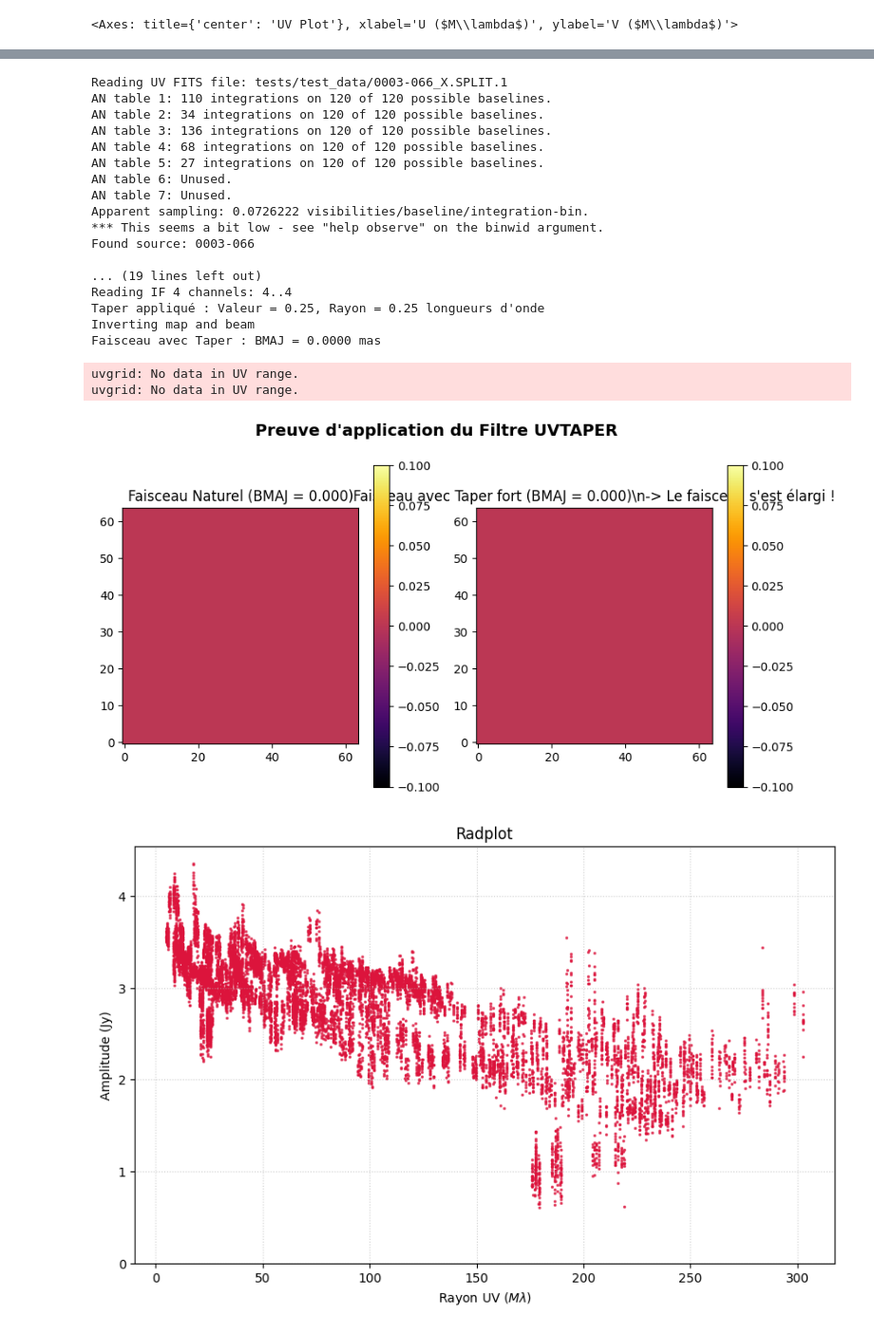
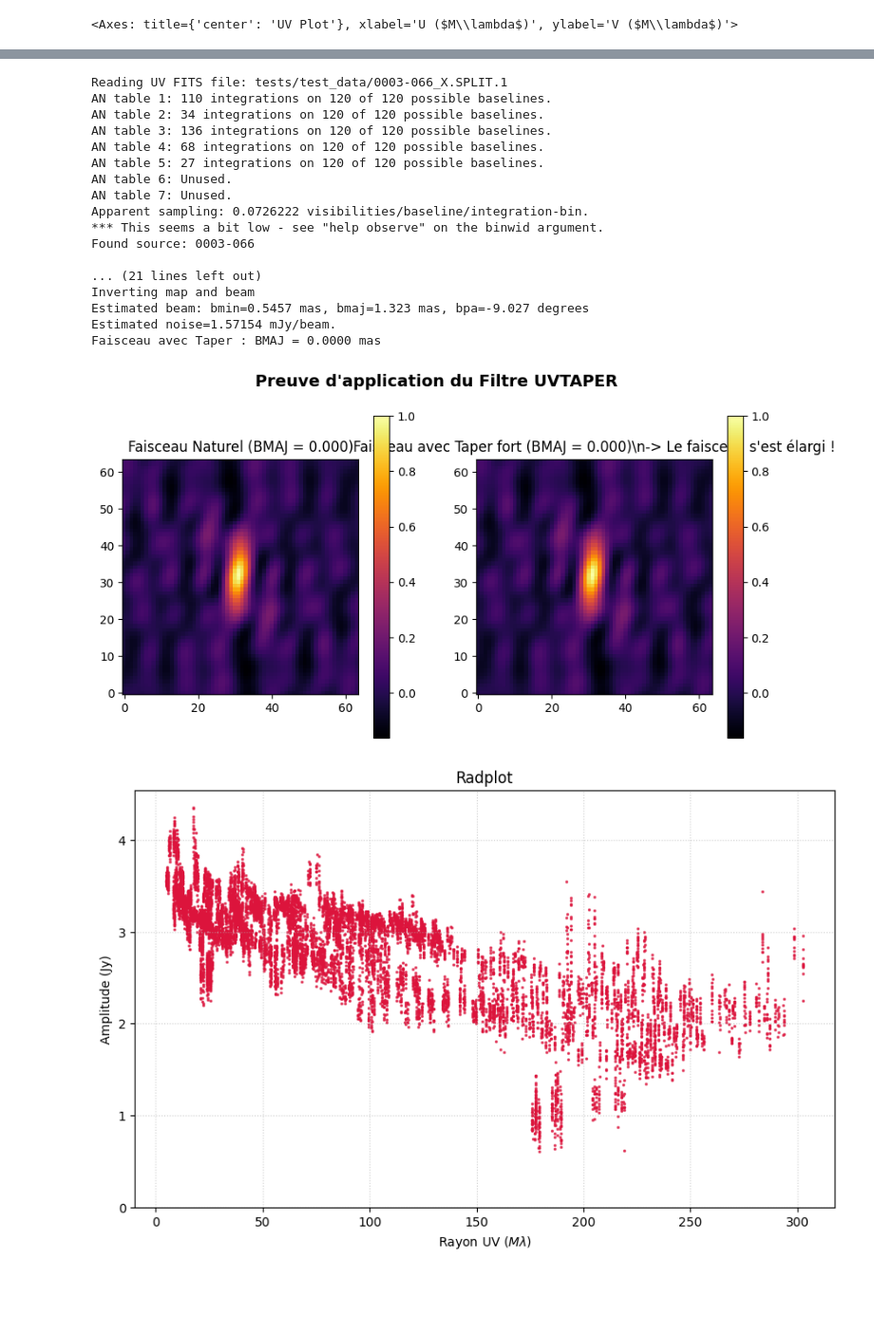
Before and after one commit to iimavne/DIFMAP, a Jupyter notebook: demonstration.ipynb, the cells around one changed output, grey strips where cells are left out. Shown at 95% size. Drawn from its saved outputs; the diff is of its cells as text; code cells hidden in the pictures; blank space fills up the shorter version.

```diff
--- a/demonstration.ipynb
+++ b/demonstration.ipynb
@@ -144,7 +166,7 @@ with DifmapSession() as session:
     session.imager.mapsize(512, 0.1)
 
     # Application du Taper (extrêmement fort pour bien voir la différence)
-    session.imager.uvtaper(0.25, 0.25)
+    session.imager.uvtaper(0.0, 0.0)
     session.imager.invert()
 
     pkg_taper = session.imager.get_map_package(cellsize=0.1)
@@ -156,39 +178,37 @@ with DifmapSession() as session:
     print(f"Faisceau avec Taper : BMAJ = {bmaj_taper:.4f} mas")
 
 # --- AFFICHAGE COMPARATIF TAPER ---
 fig, axs = plt.subplots(1, 2, figsize=(10, 5))
 fig.suptitle("Preuve d'application du Filtre UVTAPER", fontsize=14, fontweight="bold")
 
 img1 = axs[0].imshow(beam_nat_zoom, cmap='inferno', origin='lower')
 axs[0].set_title(f"Faisceau Naturel (BMAJ = {bmaj_nat:.3f})")
 fig.colorbar(img1, ax=axs[0])
 
 img2 = axs[1].imshow(beam_tap_zoom, cmap='inferno', origin='lower')
 axs[1].set_title(f"Faisceau avec Taper fort (BMAJ = {bmaj_taper:.3f})\\n-> Le faisceau s'est élargi !")
 fig.colorbar(img2, ax=axs[1])
 
 plt.show()
 # %% [output]
 Reading UV FITS file: tests/test_data/0003-066_X.SPLIT.1
 AN table 1: 110 integrations on 120 of 120 possible baselines.
 AN table 2: 34 integrations on 120 of 120 possible baselines.
 AN table 3: 136 integrations on 120 of 120 possible baselines.
 AN table 4: 68 integrations on 120 of 120 possible baselines.
 AN table 5: 27 integrations on 120 of 120 possible baselines.
 AN table 6: Unused.
 AN table 7: Unused.
 Apparent sampling: 0.0726222 visibilities/baseline/integration-bin.
 *** This seems a bit low - see "help observe" on the binwid argument.
 Found source: 0003-066
 
-... (19 lines left out)
-Reading IF 4 channels: 4..4
-Taper appliqué : Valeur = 0.25, Rayon = 0.25 longueurs d'onde
+... (21 lines left out)
 Inverting map and beam
+Estimated beam: bmin=0.5457 mas, bmaj=1.323 mas, bpa=-9.027 degrees
+Estimated noise=1.57154 mJy/beam.
 Faisceau avec Taper : BMAJ = 0.0000 mas
-uvgrid: No data in UV range.
-uvgrid: No data in UV range.
-[figure, old version]
+[figure, new version]
 # %%
 session.vis.radplot(title="Radplot", color='crimson', s=2, alpha=0.7)
 # %% [output]
```
Also changed, not shown: parts of 5 cells of this notebook, 34 other files.
